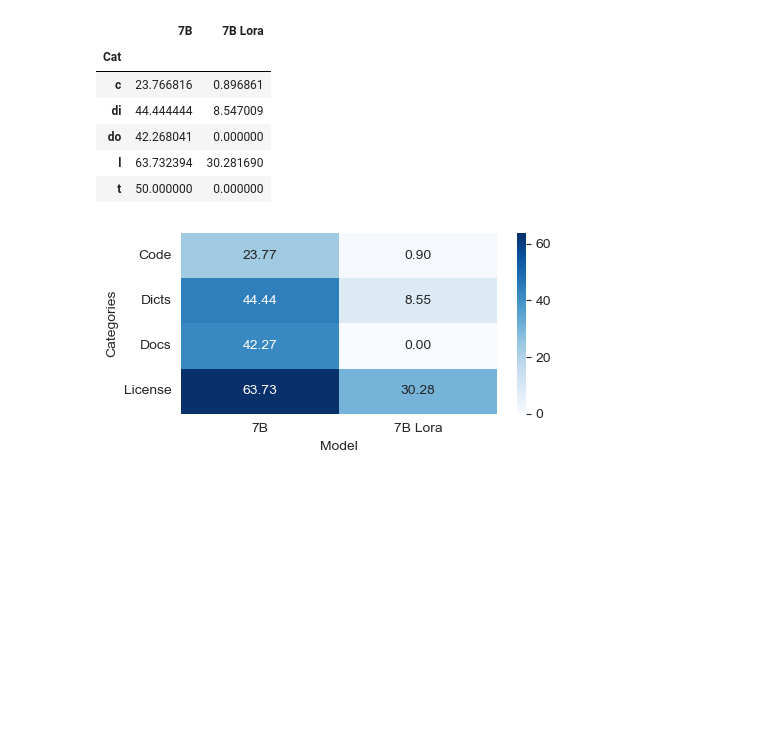
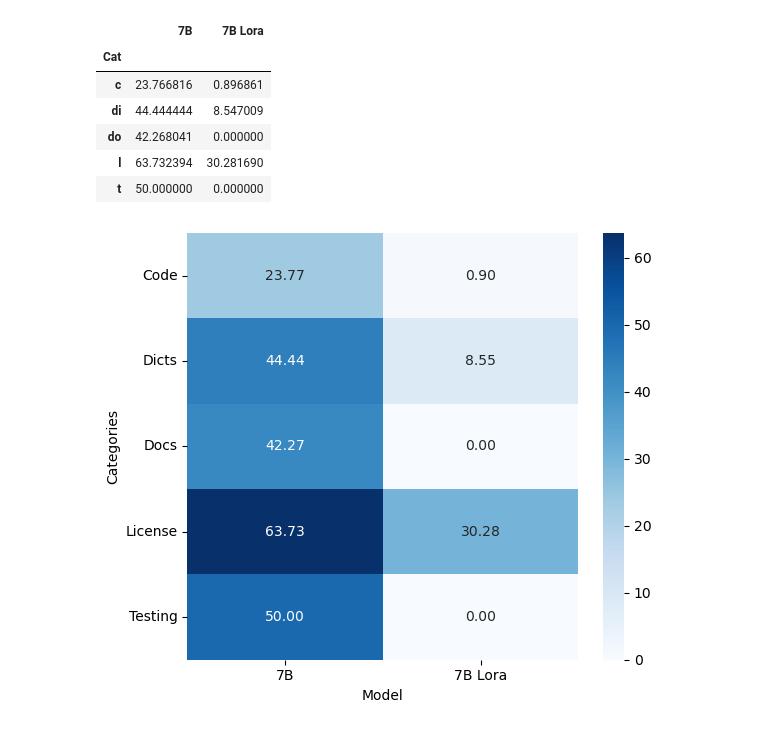
Before and after one commit to AISE-TUDelft/LLM4Code-memtune-ext, a Jupyter notebook: experiments/lora/data-inspection/lora-rq6.ipynb, the cells around one changed output. Cells and saved outputs as stored; diff of their text form; code cells hidden in the pictures; blank space fills up the shorter version.

```diff
--- a/experiments/lora/data-inspection/lora-rq6.ipynb
+++ b/experiments/lora/data-inspection/lora-rq6.ipynb
@@ -161,19 +161,19 @@ ep3_cat
 | t | 50.000000 | 0.000000 |
 # %%
 # Create the heatmap
-fig, ax = plt.subplots(figsize=(5, 2.5))  # Adjust the size as needed
-ax = sns.heatmap(ep3_cat.loc[['c', 'di', 'do', 'l']], annot=True, fmt='.2f', cmap='Blues', cbar=True)
+fig, ax = plt.subplots(figsize=(6, 5))  # Adjust the size as needed
+ax = sns.heatmap(ep3_cat.loc[['c', 'di', 'do', 'l', 't']], annot=True, fmt='.2f', cmap='Blues', cbar=True)
 
 # Set the title and labels
 #ax.set_title('Heatmap with Annotations')
 ax.set_ylabel('Categories')
 ax.set_xlabel('Model')
-ax.set_yticklabels(['Code', 'Dicts', 'Docs', 'License'], rotation=0)
+ax.set_yticklabels(['Code', 'Dicts', 'Docs', 'License', 'Testing'], rotation=0)
 ax.set_xticklabels(['7B', '7B Lora'], rotation=0)
 
 fig.tight_layout()
 # Show the plot
 plt.show()
 fig.savefig('./lora_tag_mem_ftune_perc.pdf', format='pdf')
 # %% [output]
-[figure, old version]
+[figure, new version]
```
Also changed, not shown: parts of 2 cells of this notebook, 16 other files.
